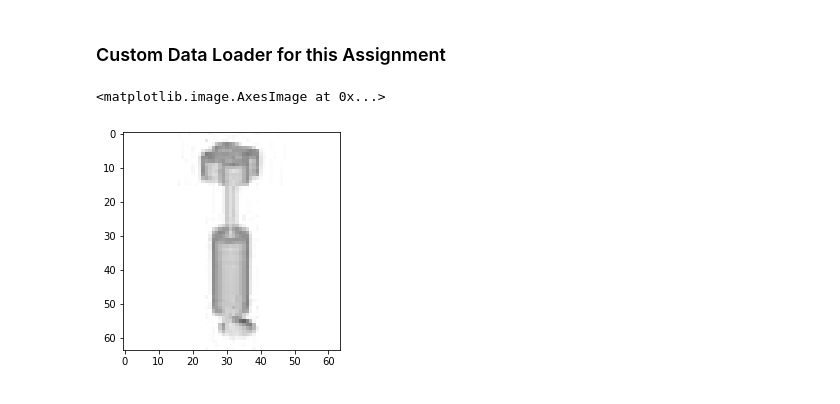
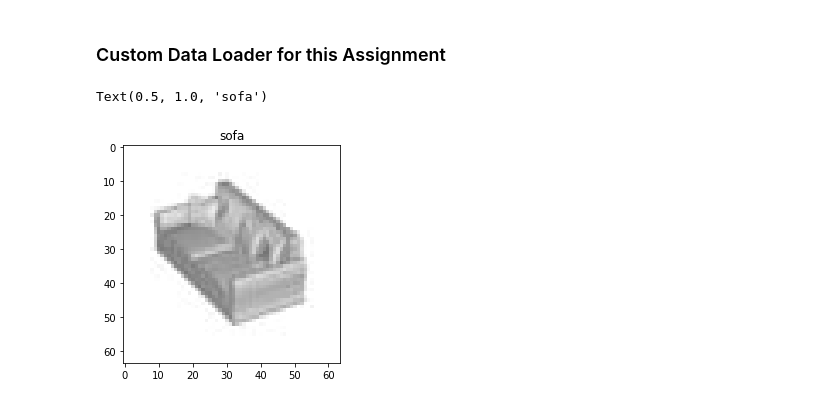
Before and after one commit to s3843573/DL-A1, a Jupyter notebook: Assignment1.ipynb, the cells around one changed output. Saved outputs shown, nothing was run; the diff lists cells and outputs as text; code cells hidden in the pictures.

Commit message:
Fix data loader that generates wrong labels

```diff
--- a/Assignment1.ipynb
+++ b/Assignment1.ipynb
@@ -51,0 +65,3 @@ There are 20 classes for this dataset
+# %%
+label_dict = {v: k for v, k in enumerate(np.unique(last_column))}
+label_dict
@@ -128,7 +165,7 @@ class CustomDataLoader(tf.keras.utils.Sequence):
         self.dim = dim
 
         self.dataFrame = dataFrame.copy()
-        self.image_label = dataFrame['label'].values.tolist()
+        self.image_label = le.fit_transform(dataFrame['label'])
         self.image_ids = np.arange(len(self.image_label)).tolist()
         self.data_prefix = data_prefix
         self.shuffle = shuffle
@@ -147,7 +184,6 @@ class CustomDataLoader(tf.keras.utils.Sequence):
         # Find list of IDs
         data_ids_temp = [self.image_ids[k] for k in idx]
         image_label_temp = [self.image_label[k] for k in idx]
-        image_label_temp =  le.fit_transform(image_label_temp)
         # Generate data
         X, y = self.__data_generation(data_ids_temp, image_label_temp)
 
@@ -172,11 +208,10 @@ class CustomDataLoader(tf.keras.utils.Sequence):
 
 
     def __read_data_instance(self, pid):
-        filePaths = [self.data_prefix + x for x in train.iloc[pid] if x != train.iloc[pid]['label']]
+        filePaths = [self.data_prefix + x for x in self.dataFrame.iloc[pid] if x != self.dataFrame.iloc[pid]['label']]
 
         images = [Image.open(f) for f in filePaths]
         images = [np.asarray(image) for image in images]
-        # images = [np.expand_dims(image, axis=-1) for image in images]
 
         X = [(image - self.mean) / self.std for image in images]
 
@@ -189,10 +224,11 @@ prefix = 'data/Train/'
 train_g = CustomDataLoader(train, batch_size=64, mean=0, std=std, labels=20, data_prefix=prefix, shuffle=True, augment=False)
 # %%
 x, y =next(train_g.__iter__())
-plt.imshow(x[0][0])
+plt.imshow(x[32][3])
+plt.title(label_dict[np.argmax(y[32])])
 # %% [output]
-<matplotlib.image.AxesImage at 0x...>
+Text(0.5, 1.0, 'sofa')
-[figure, old version]
+[figure, new version]
 # %%
 from tensorflow.keras.models import Sequential
 from tensorflow.keras.layers import Conv2D, MaxPooling2D, Lambda, Input, MaxPooling3D
```
Also changed, not shown: parts of 7 cells of this notebook.
